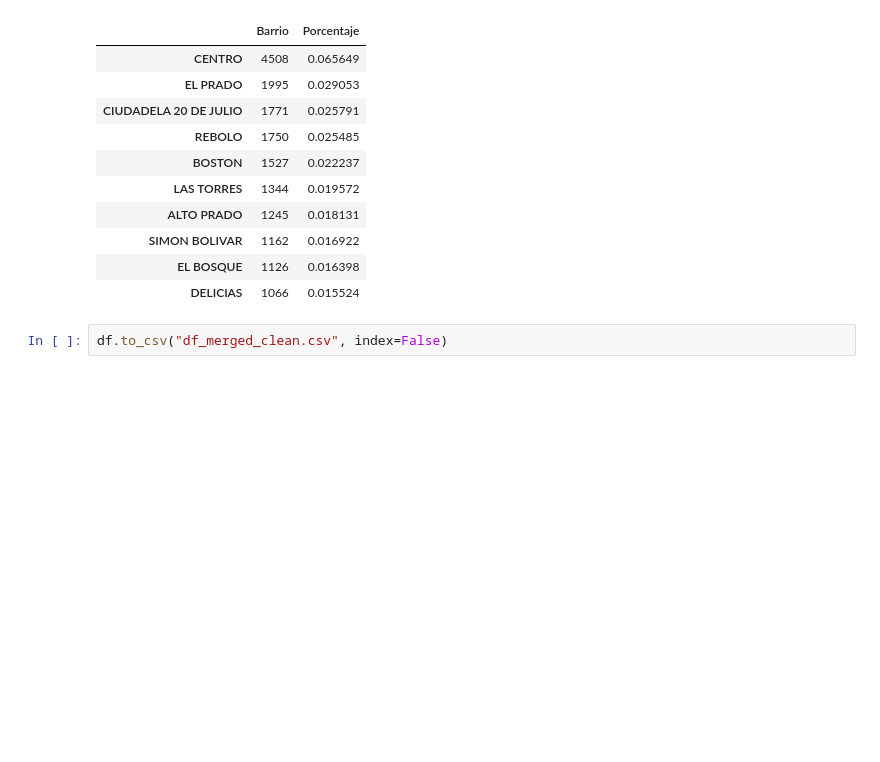
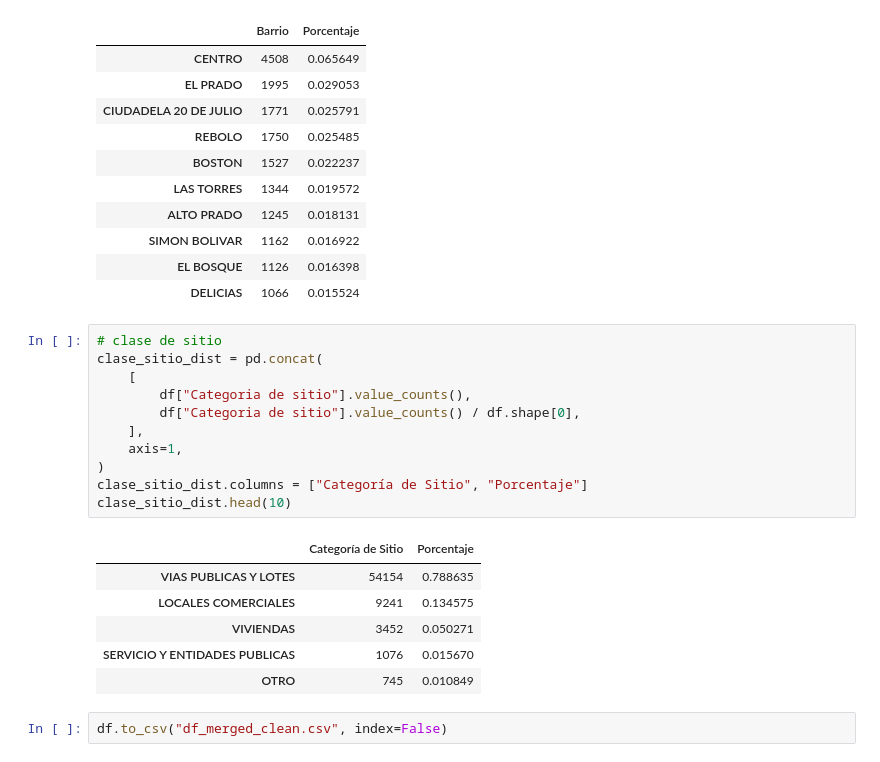
Before and after one commit to jorarcar/theft_project, a Jupyter notebook: Data_QA_EDA_Thefts.ipynb, the cells around one changed output. Cells and saved outputs as stored; diff of their text form; blank space fills up the shorter version.

```diff
--- a/Data_QA_EDA_Thefts.ipynb
+++ b/Data_QA_EDA_Thefts.ipynb
@@ -671,5 +671,23 @@ barrio_dist.head(10)
 | SIMON BOLIVAR | 1162 | 0.016922 |
 | EL BOSQUE | 1126 | 0.016398 |
 | DELICIAS | 1066 | 0.015524 |
+# %%
+# clase de sitio
+clase_sitio_dist = pd.concat(
+    [
+        df["Categoria de sitio"].value_counts(),
+        df["Categoria de sitio"].value_counts() / df.shape[0],
+    ],
+    axis=1,
+)
+clase_sitio_dist.columns = ["Categoría de Sitio", "Porcentaje"]
+clase_sitio_dist.head(10)
+# %% [output]
+|  | Categoría de Sitio | Porcentaje |
+| VIAS PUBLICAS Y LOTES | 54154 | 0.788635 |
+| LOCALES COMERCIALES | 9241 | 0.134575 |
+| VIVIENDAS | 3452 | 0.050271 |
+| SERVICIO Y ENTIDADES PUBLICAS | 1076 | 0.015670 |
+| OTRO | 745 | 0.010849 |
 # %%
 df.to_csv("df_merged_clean.csv", index=False)
```
Also changed, not shown: parts of 8 cells of this notebook, 2 other files.
